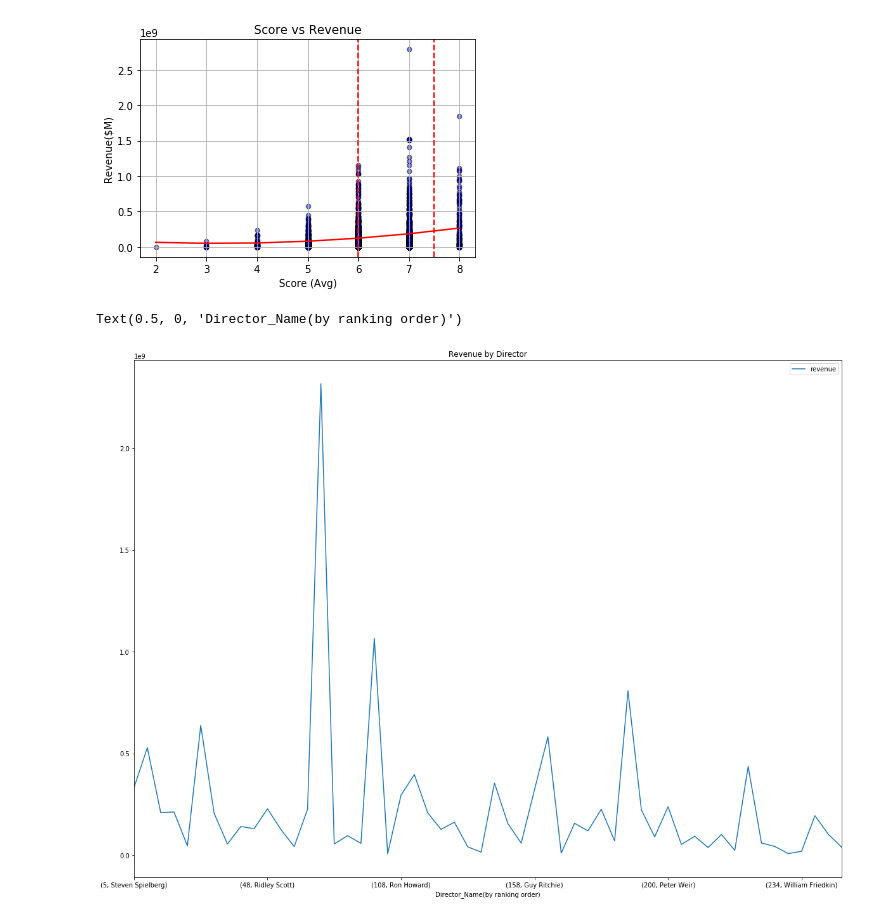
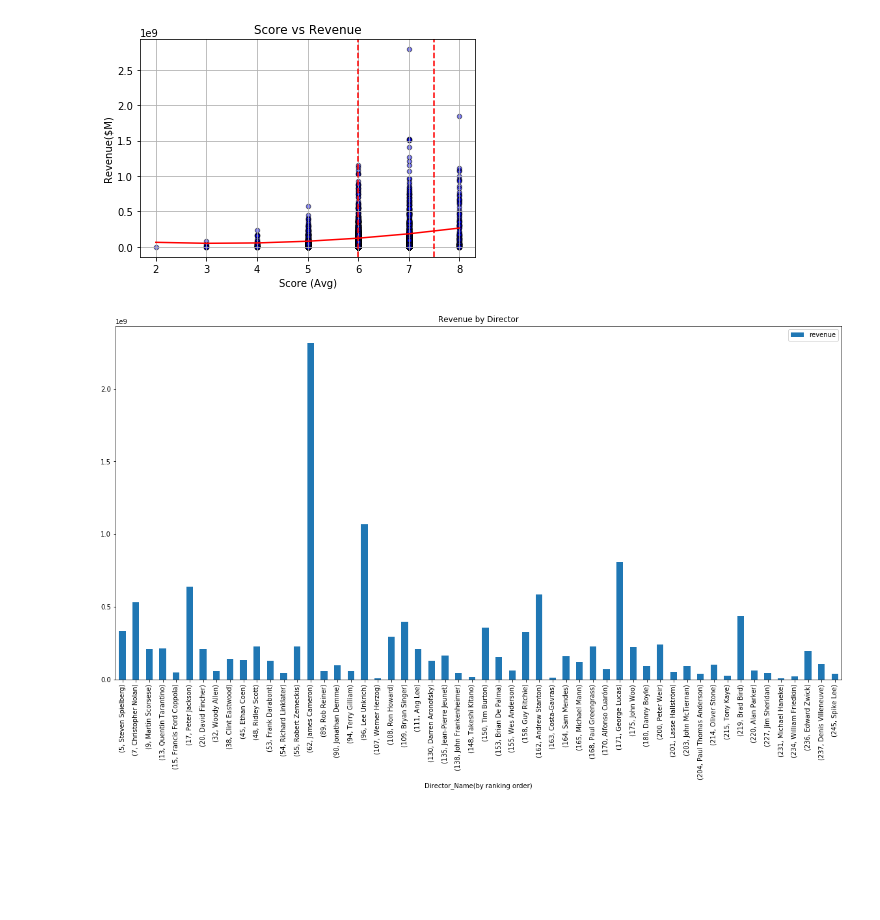
Before and after one commit to shilpiray/ETL-Project, a Jupyter notebook: Untitled-Becky.ipynb, the cells around one changed output. Drawn from its saved outputs; the diff is of its cells as text; code cells hidden in the pictures; blank space fills up the shorter version.

Commit message:
updated graph from line graph to bar graph

```diff
--- a/Untitled-Becky.ipynb
+++ b/Untitled-Becky.ipynb
@@ -180,10 +180,10 @@ plt.plot(np.unique(rev_pd['vote_average']),
 # %%
 # plot graph for revenue and director position
 
-dirrev_pd_new_df_groupped.plot.line()
-plt.rcParams["figure.figsize"] = (20,15)
+director_graph_b=dirrev_pd_new_df_groupped.plot.bar()
+plt.rcParams["figure.figsize"] = (20,10)
 plt.title("Revenue by Director")
 plt.xlabel("Director_Name(by ranking order)")
+plt.savefig('director_graph.png', bbox_inches='tight')
 # %% [output]
-Text(0.5, 0, 'Director_Name(by ranking order)')
-[figure, old version]
+[figure, new version]
```
Also changed, not shown: parts of 1 cell of this notebook.
